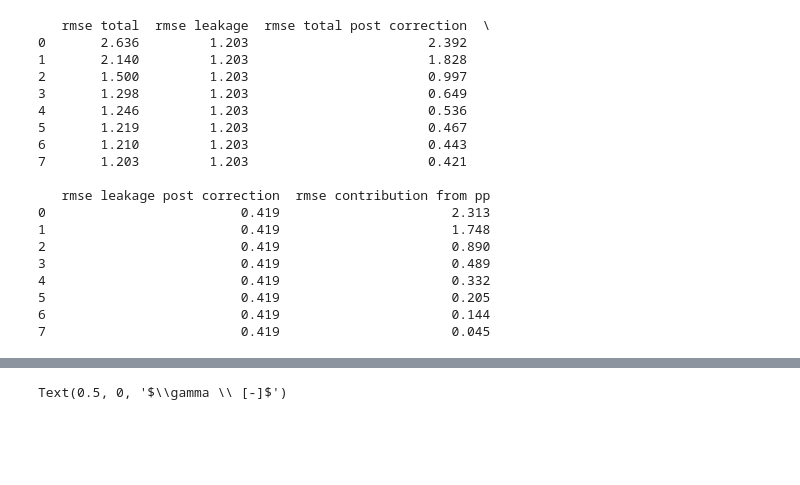
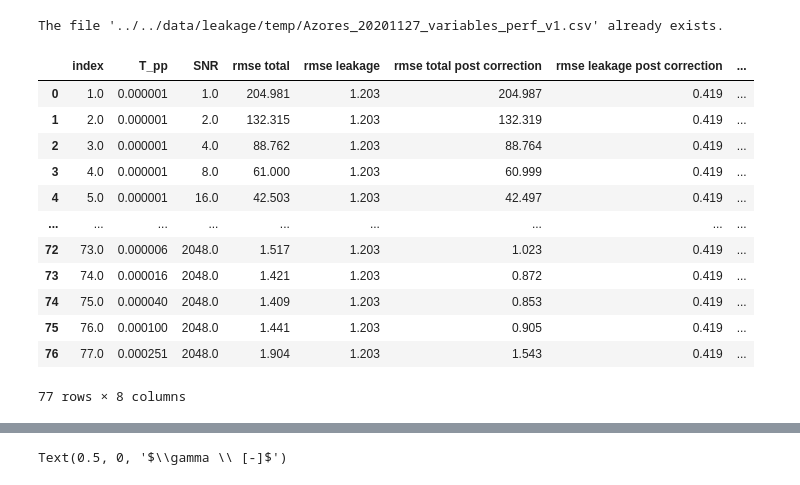
Before and after one commit to owenodriscoll/DopSCA_leakage, a Jupyter notebook: analyses/leakage/analysis_variable_SNR.ipynb, the cells around one changed output, grey strips where cells are left out. Saved outputs shown, nothing was run; the diff lists cells and outputs as text; code cells hidden in the pictures; blank space fills up the shorter version.

```diff
--- a/analyses/leakage/analysis_variable_SNR.ipynb
+++ b/analyses/leakage/analysis_variable_SNR.ipynb
@@ -27,5 +28,7 @@ func_rmse = lambda x, rounding=3:  np.round(np.sqrt(np.mean(x**2)).values*1, rou
 # %%
 data_dir = "/Users/opodriscoll/Documents/Data/Sentinel1/IW/"
 scenario = 'Azores_20201127' # 'Aghulas_20200427'# 'Azores_20201127'
+version = 'v1'
+csv_file = f'../../data/leakage/temp/{scenario}_variables_perf_{version}.csv'
 files = glob.glob(f"{data_dir+scenario}/*.SAFE")
 # %%
@@ -107,23 +62,36 @@ Loading nearest ERA5 point w.r.t. observation from ERA5 file: ../../data/leakage
-# %%
-df = pd.DataFrame(rmses_all, columns=["rmse total", "rmse leakage", "rmse total post correction", "rmse leakage post correction", "rmse contribution from pp"])
-print (df)
-# %% [output]
-   rmse total  rmse leakage  rmse total post correction  \
-0       2.636         1.203                       2.392
-1       2.140         1.203                       1.828
-2       1.500         1.203                       0.997
-3       1.298         1.203                       0.649
-4       1.246         1.203                       0.536
-5       1.219         1.203                       0.467
-6       1.210         1.203                       0.443
-7       1.203         1.203                       0.421
-
-   rmse leakage post correction  rmse contribution from pp
-0                         0.419                      2.313
-1                         0.419                      1.748
-2                         0.419                      0.890
-3                         0.419                      0.489
-4                         0.419                      0.332
-5                         0.419                      0.205
-6                         0.419                      0.144
-7                         0.419                      0.045
+# %%
+N_T_pp = 6 + 1 #-5
+N_SNR = 1
+# T_pps = np.logspace(-6, -4, N_T_pp)
+T_pps = np.logspace(-6, -3.6, N_T_pp)
+# T_pps = np.logspace(-5.2, -3.6, N_T_pp)
+# T_pps = np.logspace(-4, -3.6, N_T_pp)
+SNRs = 2**12#np.arange(N_SNR)
+dB = lambda x: 10*np.log10(x)
+T_corr_Doppler = 1E-4
+T_corr_surface = 30E-3
+
+file_path = Path(csv_file)
+if not file_path.exists():
+    df = pd.DataFrame(columns=["index", "T_pp", "SNR", "rmse total", "rmse leakage", "rmse total post correction", "rmse leakage post correction", "rmse contribution from pp"])
+    df.to_csv(csv_file, index = False)
+else:
+    print(f"The file '{file_path}' already exists.")
+    df = pd.read_csv(csv_file)
+
+df
+# %% [output]
+The file '../../data/leakage/temp/Azores_20201127_variables_perf_v1.csv' already exists.
+|  | index | T_pp | SNR | rmse total | rmse leakage | rmse total post correction | rmse leakage post correction | ... |
+| 0 | 1.0 | 0.000001 | 1.0 | 204.981 | 1.203 | 204.987 | 0.419 | ... |
+| 1 | 2.0 | 0.000001 | 2.0 | 132.315 | 1.203 | 132.319 | 0.419 | ... |
+| 2 | 3.0 | 0.000001 | 4.0 | 88.762 | 1.203 | 88.764 | 0.419 | ... |
+| 3 | 4.0 | 0.000001 | 8.0 | 61.000 | 1.203 | 60.999 | 0.419 | ... |
+| 4 | 5.0 | 0.000001 | 16.0 | 42.503 | 1.203 | 42.497 | 0.419 | ... |
+| ... | ... | ... | ... | ... | ... | ... | ... | ... |
+| 72 | 73.0 | 0.000006 | 2048.0 | 1.517 | 1.203 | 1.023 | 0.419 | ... |
+| 73 | 74.0 | 0.000016 | 2048.0 | 1.421 | 1.203 | 0.872 | 0.419 | ... |
+| 74 | 75.0 | 0.000040 | 2048.0 | 1.409 | 1.203 | 0.853 | 0.419 | ... |
+| 75 | 76.0 | 0.000100 | 2048.0 | 1.441 | 1.203 | 0.905 | 0.419 | ... |
+| 76 | 77.0 | 0.000251 | 2048.0 | 1.904 | 1.203 | 1.543 | 0.419 | ... |
+77 rows × 8 columns
```
Also changed, not shown: parts of 4 cells of this notebook, 2 other files.
